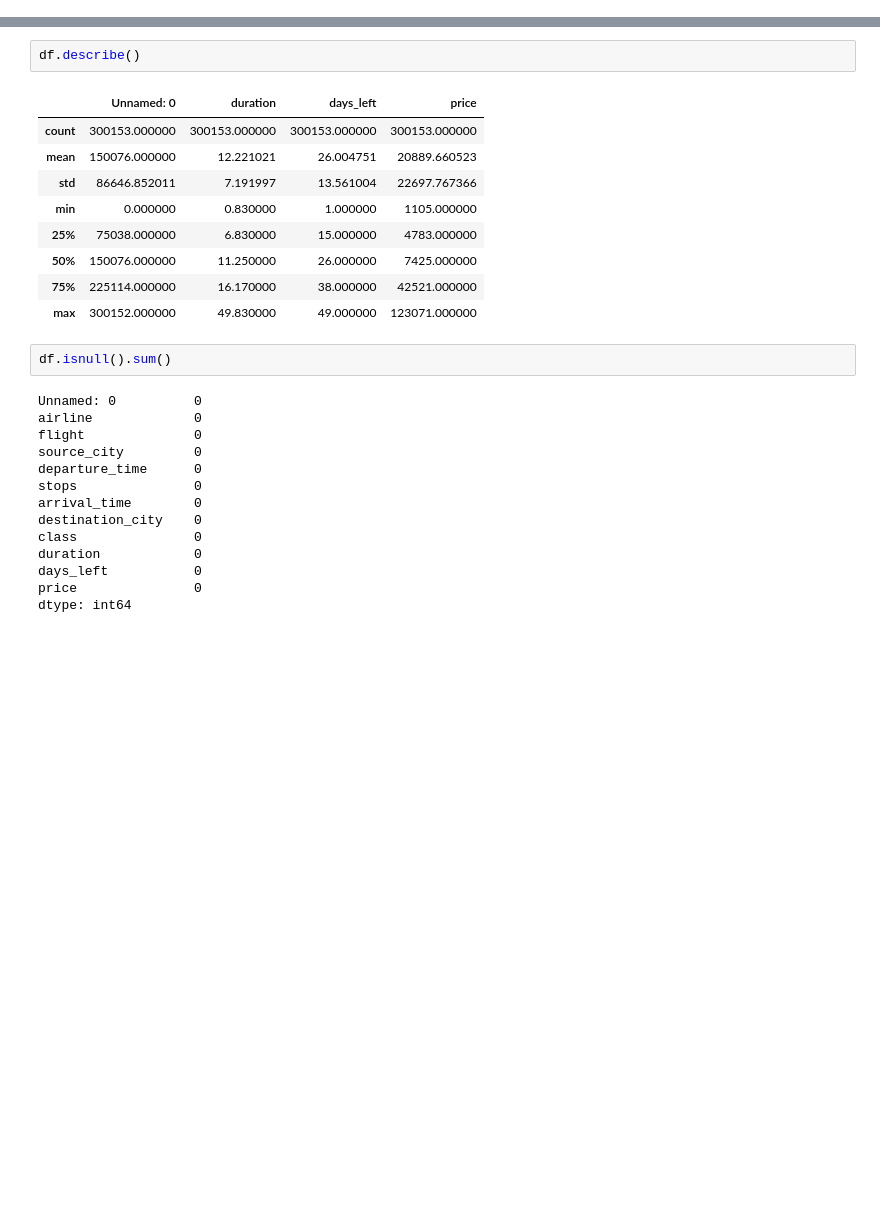
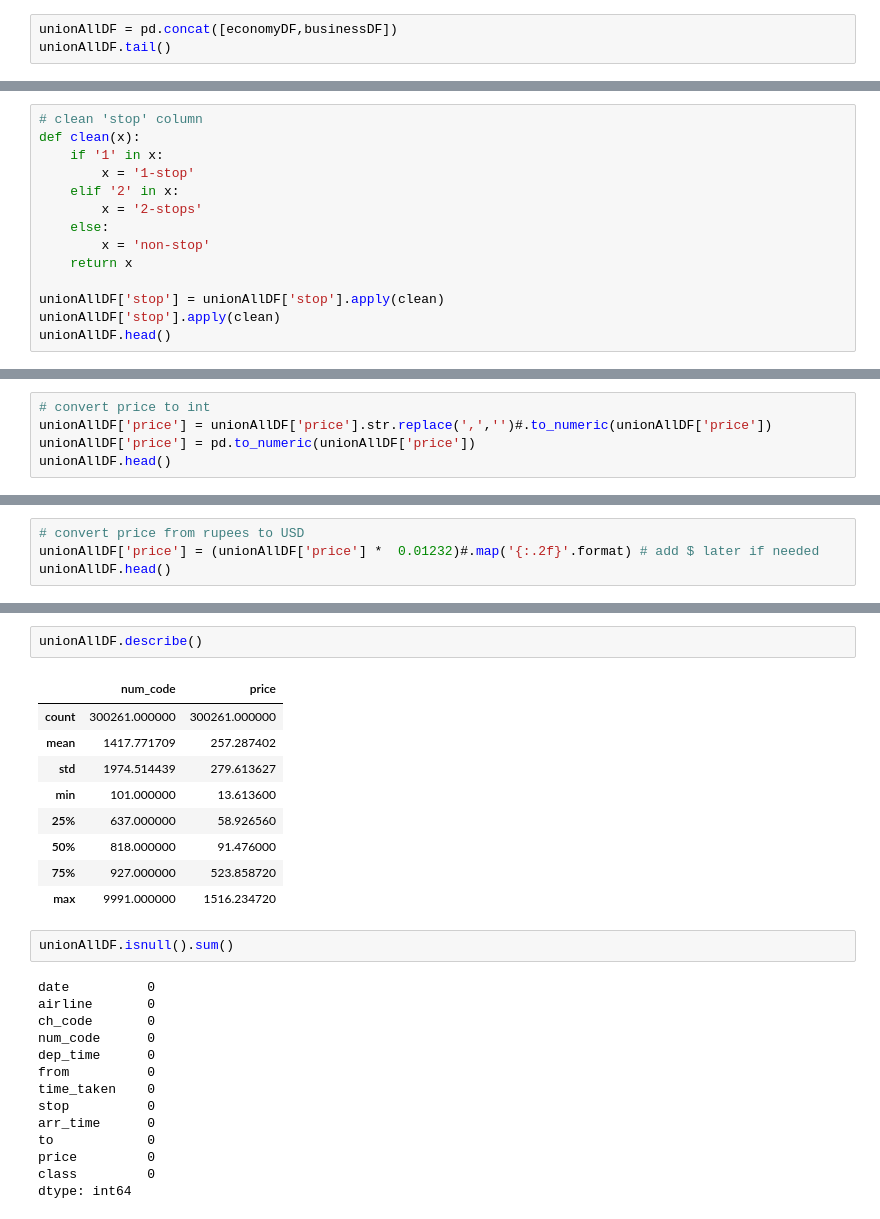
Before and after one commit to aimeevu/group-7-project-4, a Jupyter notebook: Data.ipynb, the cells around one changed output, grey strips where cells are left out. Saved outputs shown, nothing was run; the diff lists cells and outputs as text; blank space fills up the shorter version.

```diff
--- a/Data.ipynb
+++ b/Data.ipynb
@@ -23,0 +46,3 @@ df
+# %%
+unionAllDF = pd.concat([economyDF,businessDF])
+unionAllDF.tail()
@@ -23,0 +76,14 @@ df
+# %%
+# clean 'stop' column
+def clean(x):
+    if '1' in x:
+        x = '1-stop'
+    elif '2' in x:
+        x = '2-stops'
+    else:
+        x = 'non-stop'
+    return x
+
+unionAllDF['stop'] = unionAllDF['stop'].apply(clean)
+unionAllDF['stop'].apply(clean)
+unionAllDF.head()
@@ -23,0 +126,5 @@ df
+# %%
+# convert price to int
+unionAllDF['price'] = unionAllDF['price'].str.replace(',','')#.to_numeric(unionAllDF['price'])
+unionAllDF['price'] = pd.to_numeric(unionAllDF['price'])
+unionAllDF.head()
@@ -23,0 +138,4 @@ df
+# %%
+# convert price from rupees to USD
+unionAllDF['price'] = (unionAllDF['price'] *  0.01232)#.map('{:.2f}'.format) # add $ later if needed
+unionAllDF.head()
@@ -46,29 +171,29 @@ memory usage: 27.5+ MB
 # %%
-df.describe()
+unionAllDF.describe()
 # %% [output]
-|  | Unnamed: 0 | duration | days_left | price |
-| count | 300153.000000 | 300153.000000 | 300153.000000 | 300153.000000 |
-| mean | 150076.000000 | 12.221021 | 26.004751 | 20889.660523 |
-| std | 86646.852011 | 7.191997 | 13.561004 | 22697.767366 |
-| min | 0.000000 | 0.830000 | 1.000000 | 1105.000000 |
-| 25% | 75038.000000 | 6.830000 | 15.000000 | 4783.000000 |
-| 50% | 150076.000000 | 11.250000 | 26.000000 | 7425.000000 |
-| 75% | 225114.000000 | 16.170000 | 38.000000 | 42521.000000 |
-| max | 300152.000000 | 49.830000 | 49.000000 | 123071.000000 |
+|  | num_code | price |
+| count | 300261.000000 | 300261.000000 |
+| mean | 1417.771709 | 257.287402 |
+| std | 1974.514439 | 279.613627 |
+| min | 101.000000 | 13.613600 |
+| 25% | 637.000000 | 58.926560 |
+| 50% | 818.000000 | 91.476000 |
+| 75% | 927.000000 | 523.858720 |
+| max | 9991.000000 | 1516.234720 |
 # %%
-df.isnull().sum()
+unionAllDF.isnull().sum()
 # %% [output]
-Unnamed: 0          0
-airline             0
-flight              0
-source_city         0
-departure_time      0
-stops               0
-arrival_time        0
-destination_city    0
-class               0
-duration            0
-days_left           0
-price               0
+date          0
+airline       0
+ch_code       0
+num_code      0
+dep_time      0
+from          0
+time_taken    0
+stop          0
+arr_time      0
+to            0
+price         0
+class         0
 dtype: int64
 # %%
```
Also changed, not shown: parts of 17 cells of this notebook.
